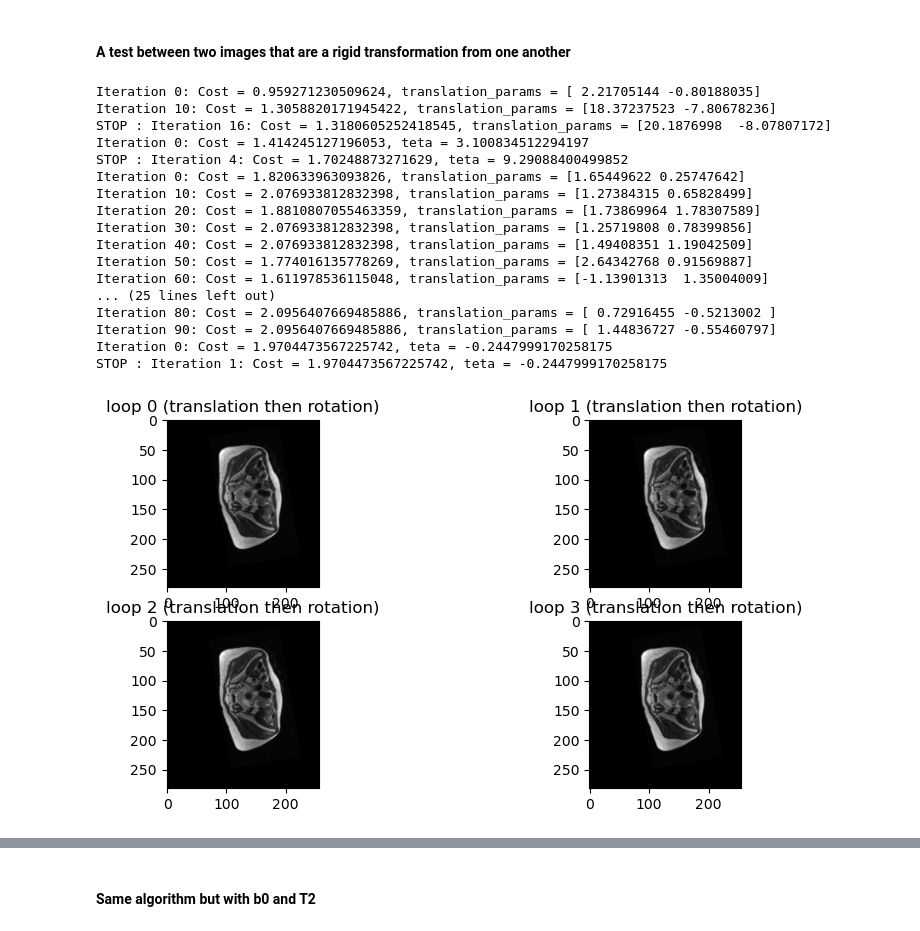
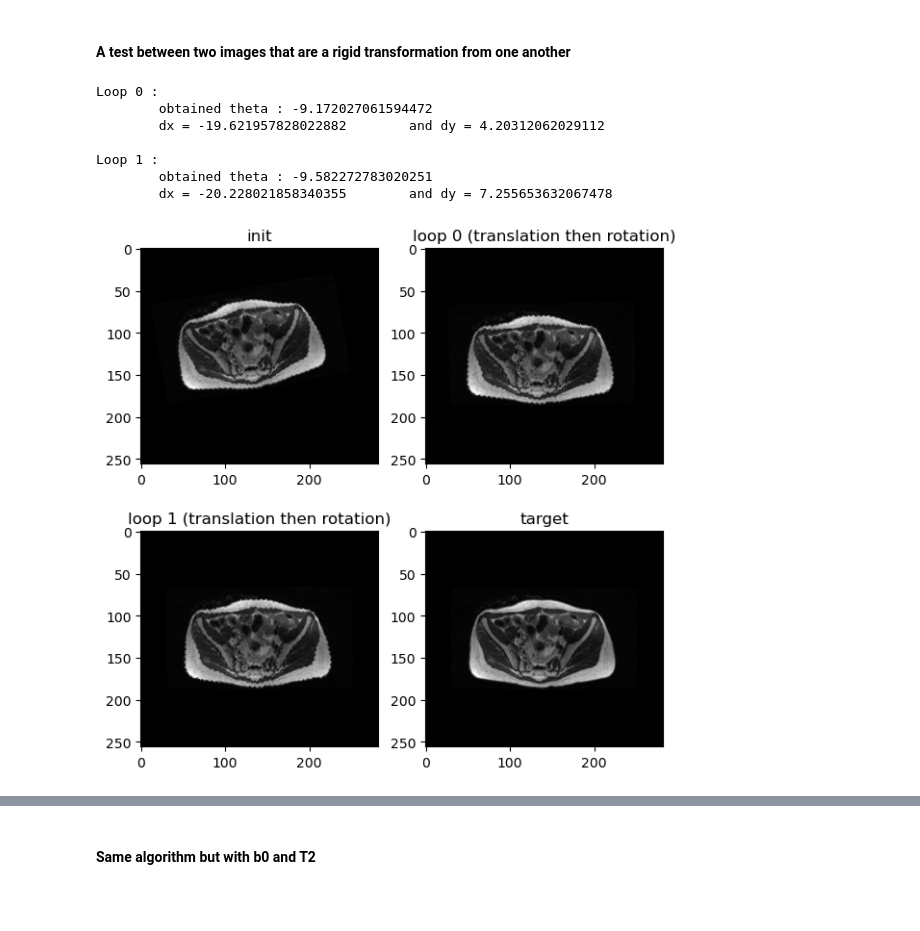
Before and after one commit to CharlineCuraut/Registration_IRM_T2_DWI_b0, a Jupyter notebook: registration_IRM_T2_DWI_b0.ipynb, the cells around one changed output, grey strips where cells are left out. Cells and saved outputs as stored; diff of their text form; code cells hidden in the pictures; blank space fills up the shorter version.

```diff
--- a/registration_IRM_T2_DWI_b0.ipynb
+++ b/registration_IRM_T2_DWI_b0.ipynb
@@ -723,7 +727,7 @@ def mutual_information(img1, img2, verbose=0):
     if H_joint == 0 :
         mi = H_img1 + H_img2
     else :
-        mi = (H_img1 + H_img2) - H_joint
+        mi = (H_img1 + H_img2) / H_joint
 
     #print(mi)
 
@@ -833,7 +837,7 @@ def gradient_rotation(theta, img1, img2, epsilon=5., verbose=0):
     cost_pos = cost_function_rotation(param_pos, img1, img2)
     cost_neg = cost_function_rotation(param_neg, img1, img2)
 
-    if verbose > 0 :
+    if verbose > 1 :
         print(f'cost_pos : {cost_pos}, cost_neg : {cost_neg}, delta : {delta}')
         print(f'grad = {(cost_pos - cost_neg) / delta}')
 
@@ -843,10 +847,8 @@ def gradient_rotation(theta, img1, img2, epsilon=5., verbose=0):
 # %%
 # Gradient descent optimization for translation only
 
-def gradient_descent_translation(cost_func, grad_func, initial_params, img1, img2, learning_rate=[100.,100.], max_iters=100, verbose=0):
+def gradient_descent_translation(cost_func, grad_func, initial_params, img1, img2, learning_rate=[100.,100.], alpha=[5.,5.], epsilon=1e-3, max_iters=100, verbose=0):
     params = initial_params.copy()
-    epsilon = 1e-3
-    alpha = 5.
 
     for i in range(max_iters):
 
@@ -854,10 +856,11 @@ def gradient_descent_translation(cost_func, grad_func, initial_params, img1, img
         if (i % 10 == 0) and i != 0:
             learning_rate[0] *= 0.95
             learning_rate[1] *= 0.95
-            alpha *= 0.9
+            alpha[0] *= 0.9
+            alpha[1] *= 0.9
             #print(f'\nalpha = {alpha}\n')
 
-        grads = grad_func(params, img1, img2, epsilon=[alpha,alpha])
+        grads = grad_func(params, img1, img2, epsilon=alpha)
         #print(f'translation grads = {grads}')
 
 
@@ -920,11 +923,10 @@ def gradient_descent_translation(cost_func, grad_func, initial_params, img1, img
 # %%
 # Gradient descent optimization for rotation only
 
-def gradient_descent_rotation(cost_func, grad_func, initial_theta, img1, img2, learning_rate=100., max_iters=101, verbose=0):
-    epsilon = 1e-3
+def gradient_descent_rotation(cost_func, grad_func, initial_theta, img1, img2, learning_rate=100., alpha=5., epsilon=1e-3, max_iters=101, verbose=0):
 
     for i in range(max_iters):
-        grad = grad_func(initial_theta, img1, img2)
+        grad = grad_func(initial_theta, img1, img2, epsilon=alpha, verbose=verbose)
 
 
         # STOP condition
@@ -973,54 +977,59 @@ plt.imshow(test_transform, cmap='gray')
 #### A test between two images that are a rigid transformation from one another
 # %%
 rows, cols = axial_resampled_T2_cut_pad_norm_23.shape
-plt.figure(figsize = (10,10))
 
 ## Initial translation transformation paramters
 initial_translation = np.array([0.,0.])
 initial_teta = 0
-semi_registered_img = axial_resampled_T2_cut_pad_norm_23.copy()
-target_image = test_transform.copy()
+semi_registered_img = test_transform.copy()
+target_image = axial_resampled_T2_cut_pad_norm_23.copy()
 optimized_params = np.identity(3)
 
-for i in range(4) :
+plt.figure(figsize = (7,7))
+plt.subplot(2,2,1)
+plt.imshow(scipy.ndimage.rotate(semi_registered_img,90), cmap='gray')
+plt.title("init")
+plt.subplot(2,2,4)
+plt.imshow(scipy.ndimage.rotate(target_image,90), cmap='gray')
+plt.title("target")
+
+for i in range(2) :
     ## Perform optimization on translation using gradient descent
-    optimized_translation = gradient_descent_translation(cost_function_translation, gradient_translation, initial_translation, semi_registered_img, target_image)
+    optimized_translation = gradient_descent_translation(cost_function_translation, gradient_translation, initial_translation, semi_registered_img, target_image, learning_rate=[150,450], alpha=[7.,5.])
     M1 = np.float32([[1, 0, optimized_translation[0]], [0, 1, optimized_translation[1]], [0, 0, 1]])
     optimized_params = np.matmul(M1, optimized_params)
 
     ## Perform optimization on rotation using gradient descent
     registered_img = transform_image_translation(optimized_translation, semi_registered_img)
     optimized_teta = gradient_descent_rotation(cost_function_rotation, gradient_rotation, initial_teta, registered_img, target_image, max_iters=101)
     M2 = cv2.getRotationMatrix2D((cols/2, rows/2), optimized_teta, 1)
     M2 = np.vstack((M2,[0,0,1]))
     optimized_params = np.matmul(M2, optimized_params)
 
     semi_registered_img = transform_image_rotation(optimized_teta, registered_img)
 
+
+    ## visualization of results
+    plt.subplot(2,2,i+2)
+    plt.imshow(scipy.ndimage.rotate(semi_registered_img,90) , cmap='gray')
+    plt.title(f'loop {i} (translation then rotation)')
+
+    ## final transformation after i loops
     M = optimized_params[:2,:]
-    semi_result = cv2.warpAffine(axial_resampled_T2_cut_pad_norm_23, M, (cols, rows))
-    plt.subplot(4,2,i+1)
-    plt.imshow(semi_result, cmap='gray')
-    plt.title(f'loop {i} (translation then rotation)')
+    theta_obt = np.rad2deg(np.arcsin(M[0,1]))
+    print(f'Loop {i} :')
+    print(f'\tobtained theta : {theta_obt}')
+    rotation_matrix_for_theta = cv2.getRotationMatrix2D((cols/2, rows/2), theta_obt, 1)
+    print(f'\tdx = {M[0,2] - rotation_matrix_for_theta[0,2]}\tand dy = {M[1,2] - rotation_matrix_for_theta[1,2]}\n')
 # %% [output]
-Iteration 0: Cost = 0.959271230509624, translation_params = [ 2.21705144 -0.80188035]
-Iteration 10: Cost = 1.3058820171945422, translation_params = [18.37237523 -7.80678236]
-STOP : Iteration 16: Cost = 1.3180605252418545, translation_params = [20.1876998  -8.07807172]
-Iteration 0: Cost = 1.414245127196053, teta = 3.100834512294197
-STOP : Iteration 4: Cost = 1.70248873271629, teta = 9.29088400499852
-Iteration 0: Cost = 1.820633963093826, translation_params = [1.65449622 0.25747642]
-Iteration 10: Cost = 2.076933812832398, translation_params = [1.27384315 0.65828499]
-Iteration 20: Cost = 1.8810807055463359, translation_params = [1.73869964 1.78307589]
-Iteration 30: Cost = 2.076933812832398, translation_params = [1.25719808 0.78399856]
-Iteration 40: Cost = 2.076933812832398, translation_params = [1.49408351 1.19042509]
-Iteration 50: Cost = 1.774016135778269, translation_params = [2.64342768 0.91569887]
-Iteration 60: Cost = 1.611978536115048, translation_params = [-1.13901313  1.35004009]
-... (25 lines left out)
-Iteration 80: Cost = 2.0956407669485886, translation_params = [ 0.72916455 -0.5213002 ]
-Iteration 90: Cost = 2.0956407669485886, translation_params = [ 1.44836727 -0.55460797]
-Iteration 0: Cost = 1.9704473567225742, teta = -0.2447999170258175
-STOP : Iteration 1: Cost = 1.9704473567225742, teta = -0.2447999170258175
+Loop 0 :
+        obtained theta : -9.172027061594472
+        dx = -19.621957828022882        and dy = 4.20312062029112
+
+Loop 1 :
+        obtained theta : -9.582272783020251
+        dx = -20.228021858340355        and dy = 7.255653632067478
-[figure, old version]
+[figure, new version]
 # %%
 print(f'obtained result :\n{M}\n')
 theta_obt = np.rad2deg(np.arcsin(M[0,1]))
```
Also changed, not shown: parts of 11 cells of this notebook.
